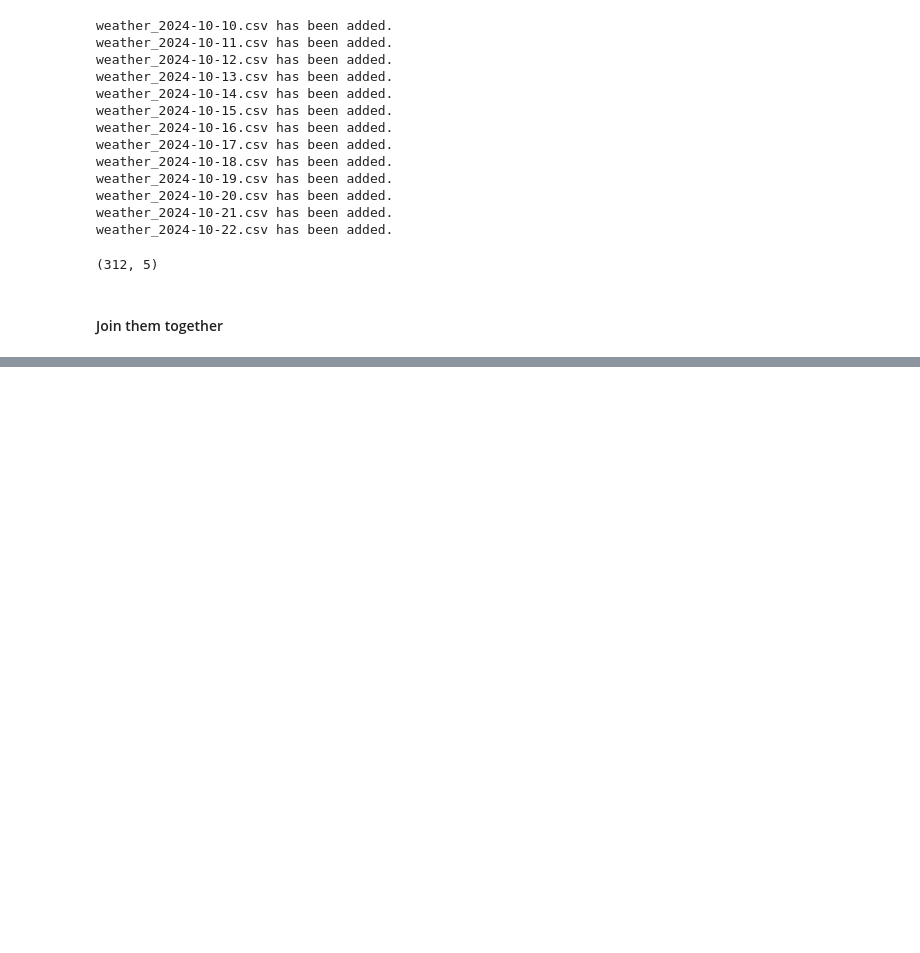
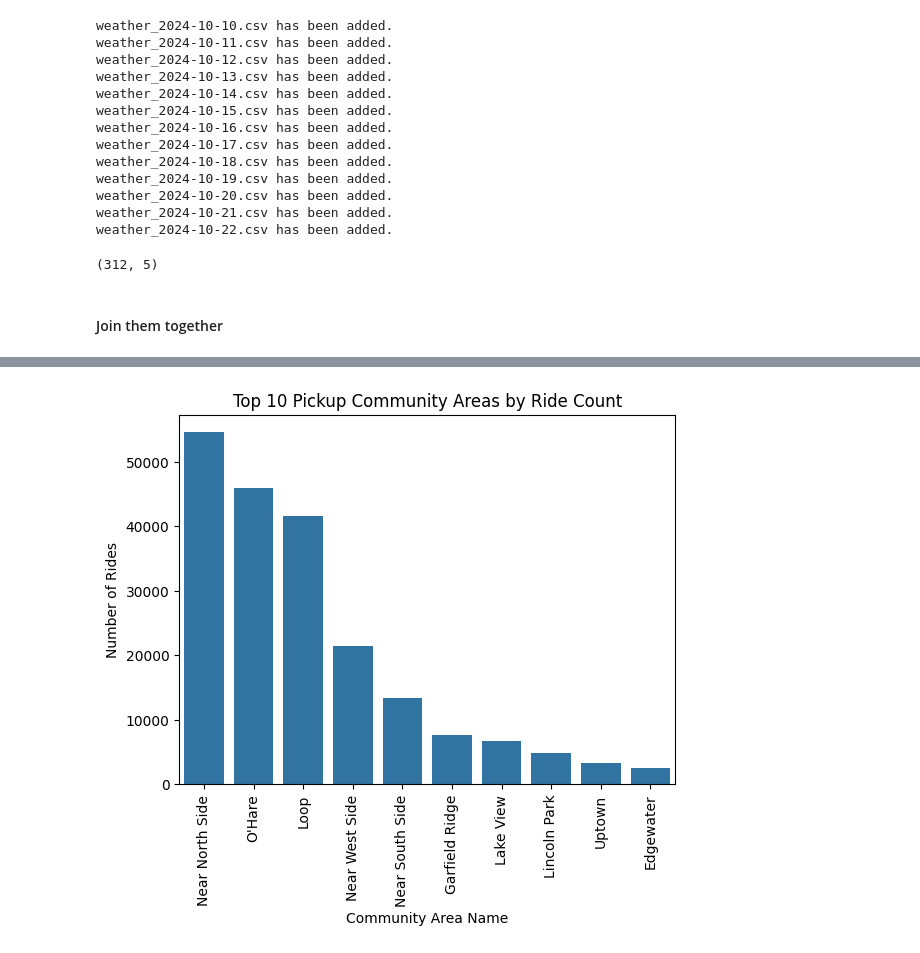
Before and after one commit to schlachtermartin/cubix_data_engineer_live, a Jupyter notebook: src/notebooks/08_local_visualisations.ipynb, the cells around one changed output, grey strips where cells are left out. Cells and saved outputs as stored; diff of their text form; code cells hidden in the pictures; blank space fills up the shorter version.

```diff
--- a/src/notebooks/08_local_visualisations.ipynb
+++ b/src/notebooks/08_local_visualisations.ipynb
@@ -157,0 +218,17 @@ trips_full.head()
+# %%
+# 4. - Top 10 Pickup Community Areas by Ride Count
+top_community_areas = (
+    trips_full.groupby('pickup_community_area_name')
+    .size()
+    .sort_values(ascending=False)
+    .head(10)
+)
+
+sns.barplot(x=top_community_areas.index, y=top_community_areas.values, errorbar=None)
+plt.title('Top 10 Pickup Community Areas by Ride Count')
+plt.xlabel('Community Area Name')
+plt.ylabel('Number of Rides')
+plt.xticks(rotation=90)
+plt.show()
+# %% [output]
+[figure, added]
```
Also changed, not shown: parts of 9 cells of this notebook.
